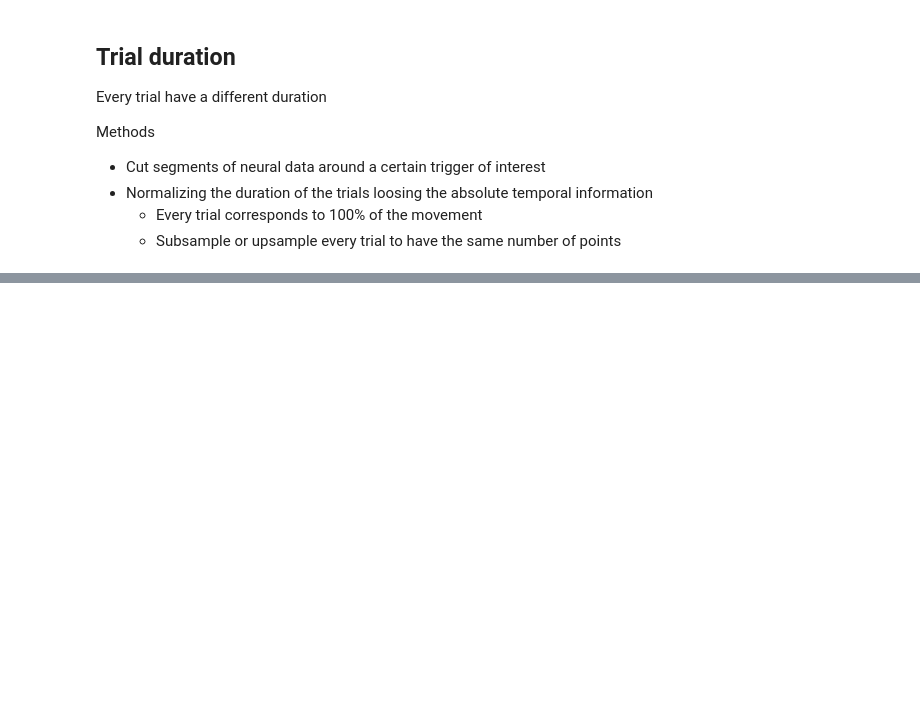
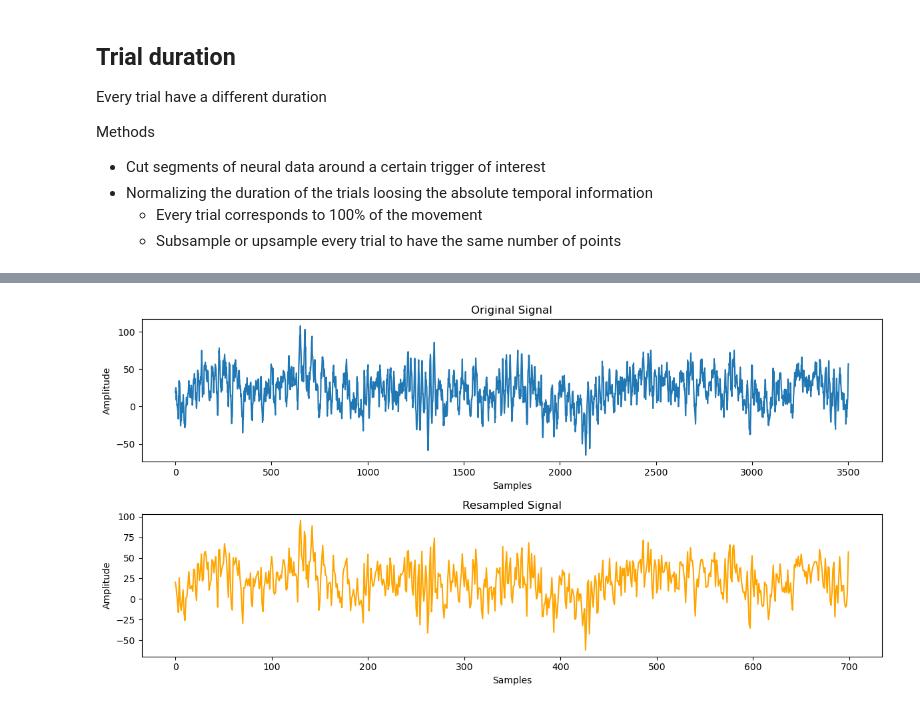
Before and after one commit to CS-433/ml-project-2-ml4science_tne, a Jupyter notebook: Code/preprocessing.ipynb, the cells around one changed output, grey strips where cells are left out. Drawn from its saved outputs; the diff is of its cells as text; code cells hidden in the pictures; blank space fills up the shorter version.

```diff
--- a/Code/preprocessing.ipynb
+++ b/Code/preprocessing.ipynb
@@ -275,0 +305,38 @@ for i in [0,1,2,3,4,5,6,7,8,9,10]:
+# %%
+num_samples = 700
+
+def resample_signal (signal, num_samples):
+    '''
+    Resample the signal to a specific number of samples.
+
+    Parameters:
+    - signal: 1D NumPy array, the signal to resample.
+    - num_samples: int, the number of samples of the resampled signal.
+
+    Returns:
+    - resampled_signal: 1D NumPy array, the resampled signal.
+    '''
+
+    resampled_signal = np.interp(np.linspace(0, len(signal), num_samples), np.arange(len(signal)), signal)
+
+    return resampled_signal
+
+resampled_trial_signal = resample_signal(trial_signal, num_samples)
+
+fig, ax = plt.subplots(2, 1, figsize=(12, 6))
+
+ax[0].plot(trial_signal)
+ax[0].set_title('Original Signal')
+ax[0].set_ylabel('Amplitude')
+ax[0].set_xlabel('Samples')
+
+ax[1].plot(resampled_trial_signal, color='orange')
+ax[1].set_title('Resampled Signal')
+ax[1].set_ylabel('Amplitude')
+ax[1].set_xlabel('Samples')
+
+
+plt.tight_layout()
+plt.show()
+# %% [output]
+[figure, added]
```
Also changed, not shown: parts of 2 cells of this notebook.
